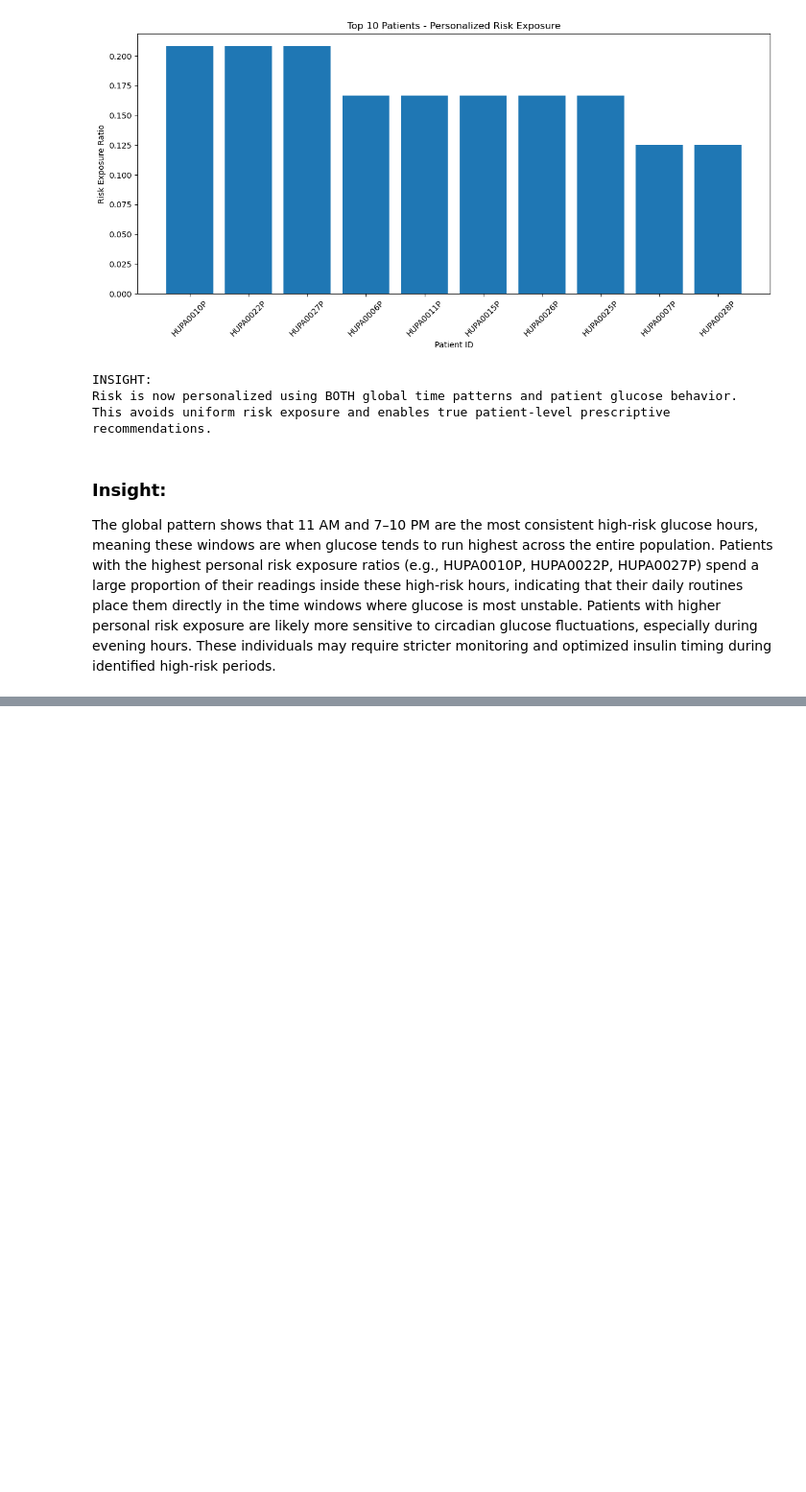
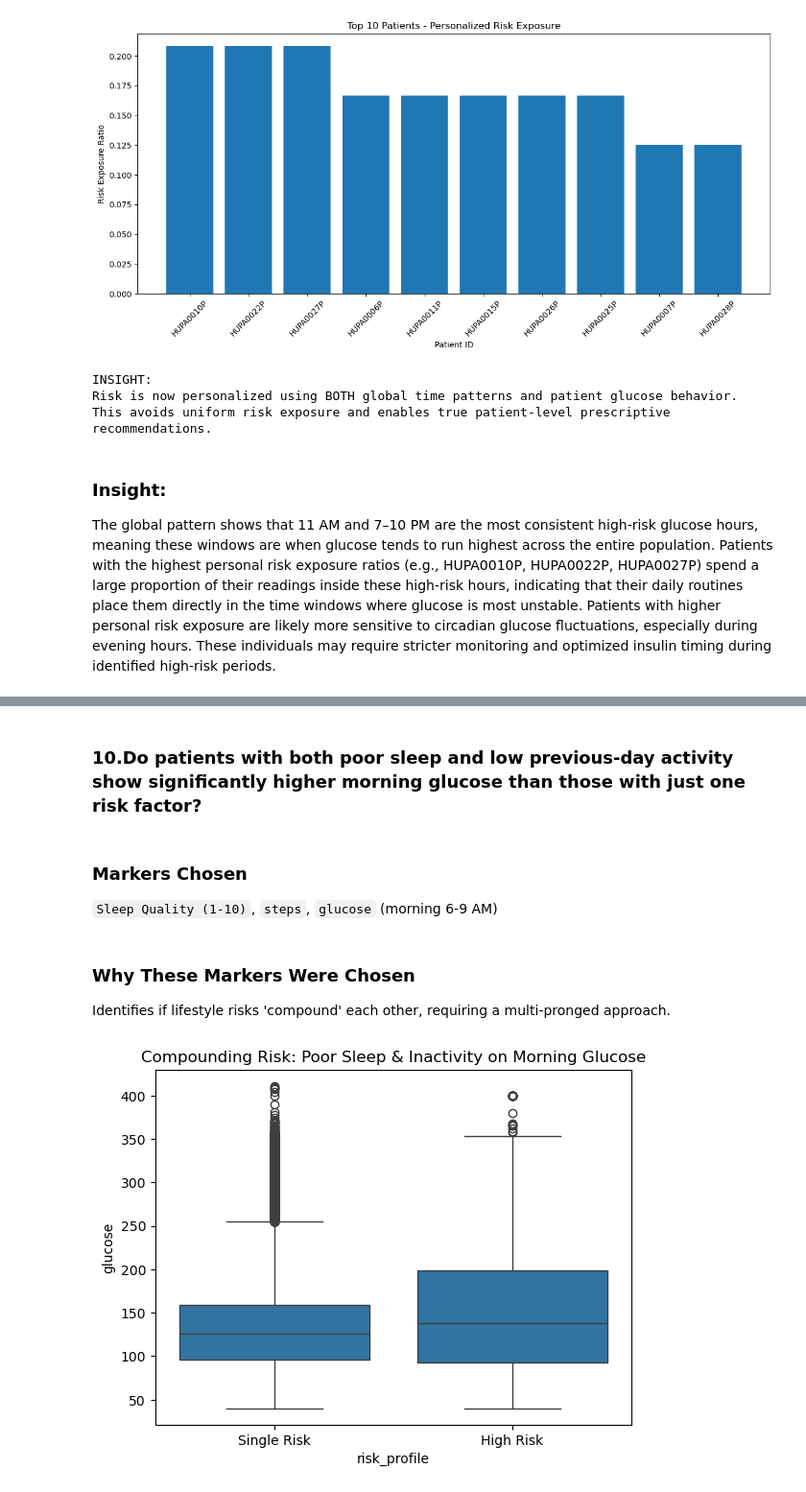
Before and after one commit to dev-ssr/team9_PyCoders_PythonHackathon_MAY2026, a Jupyter notebook: Team9_PyCoders_Category3.PrescriptiveAnalysis.ipynb, the cells around one changed output, grey strips where cells are left out. Shown at 96% size. Cells and saved outputs as stored; diff of their text form; code cells hidden in the pictures; blank space fills up the shorter version.

```diff
--- a/Team9_PyCoders_Category3.PrescriptiveAnalysis.ipynb
+++ b/Team9_PyCoders_Category3.PrescriptiveAnalysis.ipynb
@@ -831,0 +883,19 @@ Patients with higher personal risk exposure are likely more sensitive to circadi
+# %% [markdown]
+### 10.Do patients with both poor sleep and low previous-day activity show significantly higher morning glucose than those with just one risk factor?
+# %% [markdown]
+### Markers Chosen
+`Sleep Quality (1-10)`, `steps`, `glucose` (morning 6-9 AM)
+# %% [markdown]
+### Why These Markers Were Chosen
+Identifies if lifestyle risks 'compound' each other, requiring a multi-pronged approach.
+# %%
+df['hour'] = df['time'].dt.hour
+morning_df = df[df['hour'].between(6, 9)].copy()
+morning_df['risk_profile'] = 'Low Risk'
+morning_df.loc[(morning_df['Sleep Quality (1-10)'] < 5) | (morning_df['steps'] < 3000), 'risk_profile'] = 'Single Risk'
+morning_df.loc[(morning_df['Sleep Quality (1-10)'] < 5) & (morning_df['steps'] < 3000), 'risk_profile'] = 'High Risk'
+sns.boxplot(data=morning_df, x='risk_profile', y='glucose')
+plt.title('Compounding Risk: Poor Sleep & Inactivity on Morning Glucose')
+plt.show()
+# %% [output]
+[figure, added]
```
Also changed, not shown: parts of 42 cells of this notebook.
